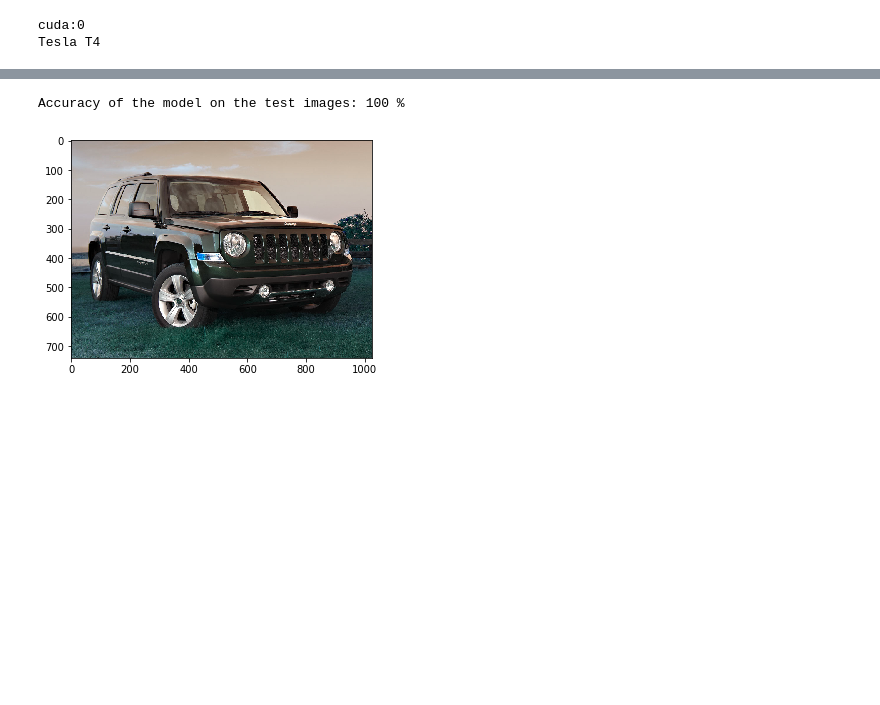
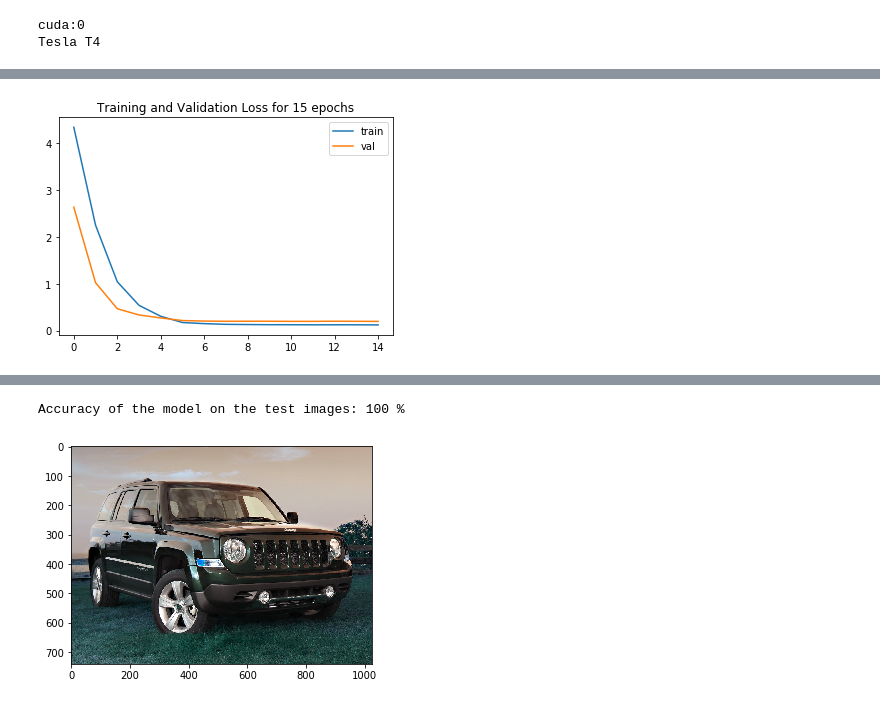
Before and after one commit to katerinaov/Cars-Models-Classification, a Jupyter notebook: cars_classifier.ipynb, the cells around one changed output, grey strips where cells are left out. Cells and saved outputs as stored; diff of their text form; code cells hidden in the pictures; blank space fills up the shorter version.

Commit message:
cars classifier

```diff
--- a/cars_classifier.ipynb
+++ b/cars_classifier.ipynb
@@ -58,5 +66,9 @@ test_annos_with_labels = loadmat('/content/drive/My Drive/cars_test_annos_withla
 
 #Write all the labels as Cars models in separate list
 labels = labels['class_names'][0]
+# %%
+df = pd.DataFrame(labels)
+df[0] = df[0].apply(lambda x: x[0])
+df.columns = ['Cars Model']
 # %%
 #Data cleaning
@@ -286,12 +310,17 @@ def train_model(model, criterion, optimizer, scheduler,model_fname, num_epochs=2
 os.environ['CUDA_LAUNCH_BLOCKING'] = "1"
 
 device = torch.device("cuda:0" if torch.cuda.is_available() else "cpu")
+# device = torch.device('cpu')
 
-model_ft = models.resnext50_32x4d(pretrained=True)
+model_ft = models.resnext101_32x8d(pretrained=True)
 num_ftrs = model_ft.fc.in_features
 
 model_ft.fc = nn.Linear(num_ftrs, 196)
+# model_ft.aux_logits = False
 
+# model_ft = models.densenet121(pretrained=True)
+# model.classifier = nn.Sequential(nn.Linear(1024,NUM_CLASSES),
+#                                  nn.Sigmoid())
 model_ft = model_ft.to(device)
 
 criterion = nn.CrossEntropyLoss()
@@ -300,6 +329,6 @@ optimizer_ft = optim.SGD(model_ft.parameters(), lr=0.001, momentum=0.9)
 
 exp_lr_scheduler = lr_scheduler.ReduceLROnPlateau(optimizer_ft, mode='max', patience=2, threshold = 0.9)
 
-loss_list_train, loss_list_val, acc_list_train, acc_list_val = train_model(model_ft, criterion, optimizer_ft, exp_lr_scheduler,'test.pth',
+loss_list_train, loss_list_val, acc_list_train, acc_list_val = train_model(model_ft, criterion, optimizer_ft, exp_lr_scheduler,'res152.pth',
                            num_epochs=15)
 # %% [output]
@@ -325,0 +355,8 @@ Best val Acc: 0.933963
+# %%
+plt.plot(loss_list_train, label='train')
+plt.plot(loss_list_val, label='val')
+plt.title('Training and Validation Loss for 15 epochs')
+plt.legend()
+plt.show()
+# %% [output]
+[figure, added]
```
Also changed, not shown: parts of 15 cells of this notebook, 5 other files.
